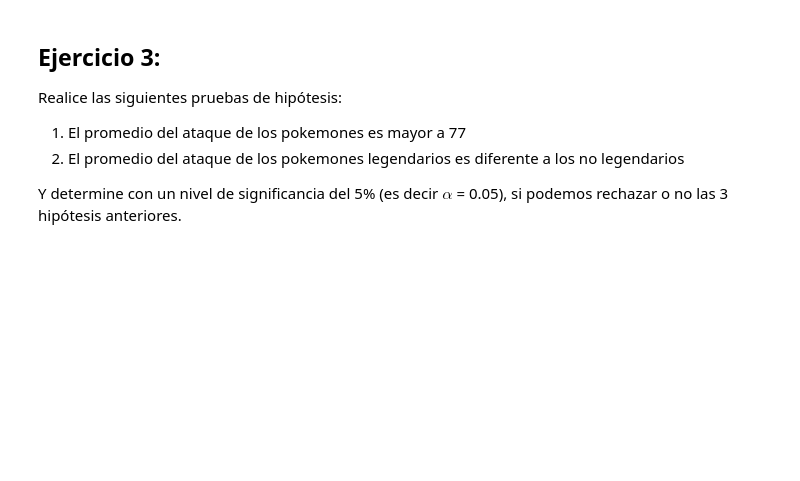
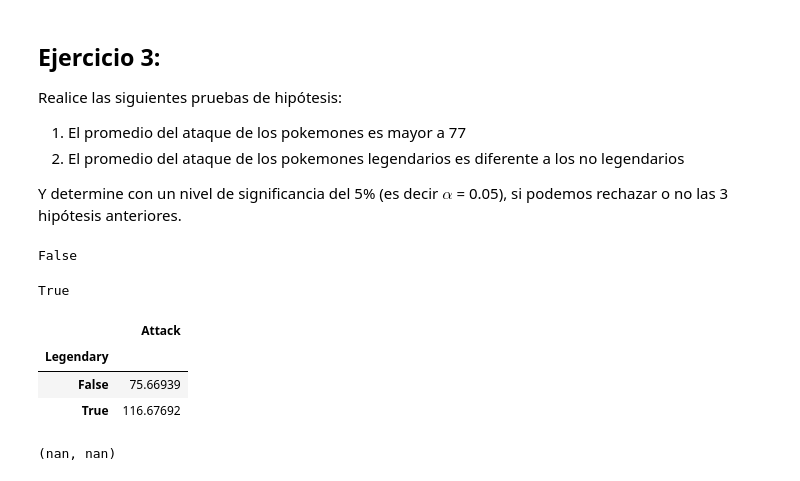
Before and after one commit to AngieCat26/MujeresDigitales, a Jupyter notebook: Taller_semana_5.ipynb, the cells around one changed output. Drawn from its saved outputs; the diff is of its cells as text; code cells hidden in the pictures; blank space fills up the shorter version.

```diff
--- a/Taller_semana_5.ipynb
+++ b/Taller_semana_5.ipynb
@@ -165,0 +170,24 @@ Y determine con un nivel de significancia del 5% (es decir $\alpha$ = 0.05), si
+# %%
+p < α
+# %% [output]
+False
+# %%
+p>α
+# %% [output]
+True
+# %%
+datos_2 = pk[['Legendary', 'Attack']].groupby('Legendary').mean()
+round(datos_2, 5)
+# %% [output]
+|  | Attack |
+| Legendary |  |
+| False | 75.66939 |
+| True | 116.67692 |
+# %%
+true = pk[pk['Legendary']== 'True'].Attack
+false = pk[pk['Legendary']== 'False'].Attack
+
+statistic, pvalue = stats.ttest_ind(true, false, equal_var=False)
+statistic, pvalue
+# %% [output]
+(nan, nan)
```
Also changed, not shown: parts of 1 cell of this notebook.
